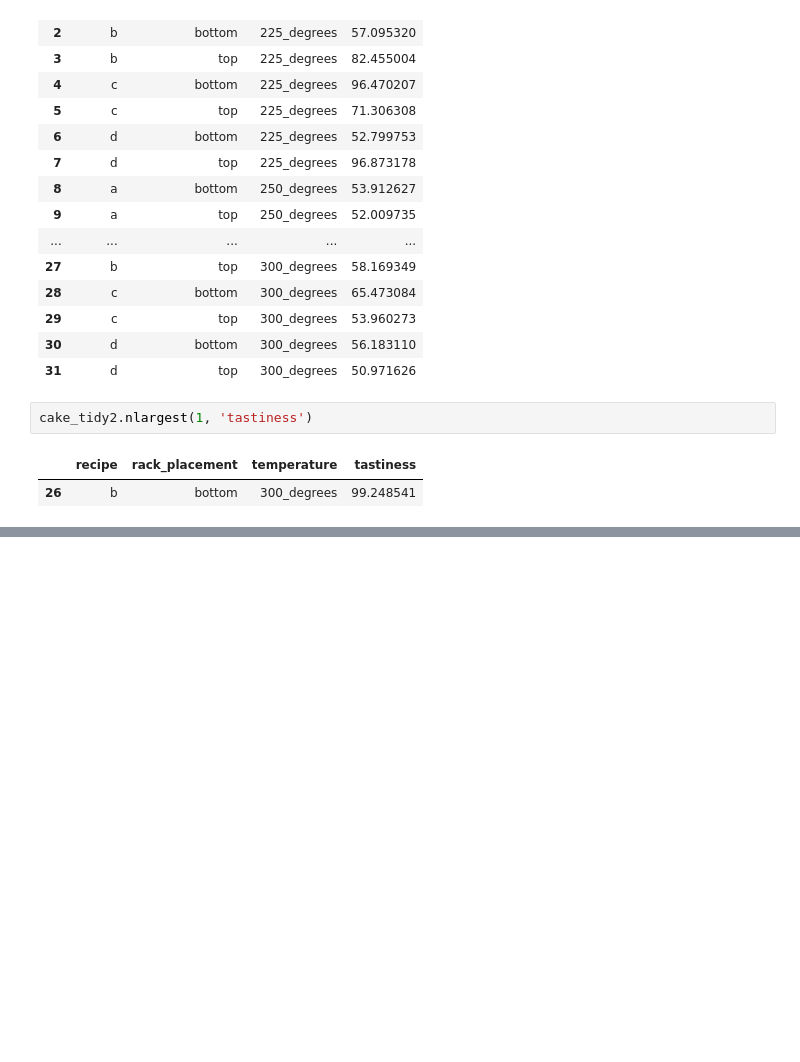
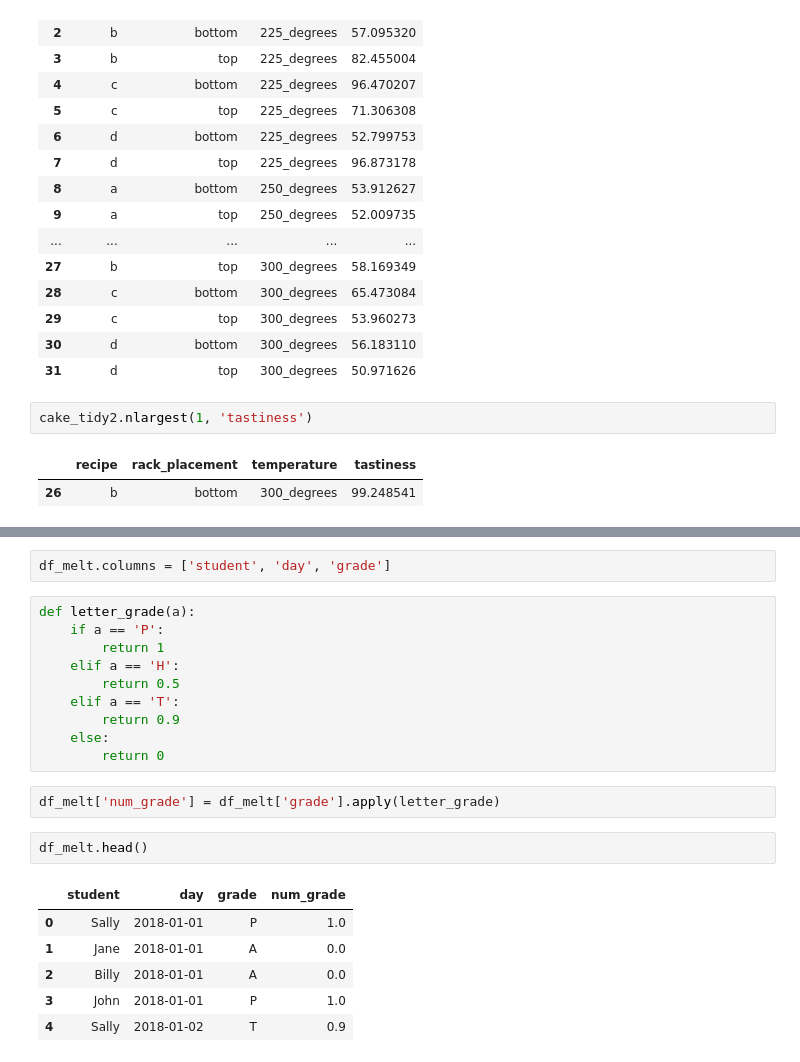
Before and after one commit to segovialori/classification_exercises, a Jupyter notebook: tidy_data.ipynb, the cells around one changed output, grey strips where cells are left out. Drawn from its saved outputs; the diff is of its cells as text; blank space fills up the shorter version.

```diff
--- a/tidy_data.ipynb
+++ b/tidy_data.ipynb
@@ -309,0 +344,23 @@ cake_tidy2.nlargest(1, 'tastiness')
+# %%
+df_melt.columns = ['student', 'day', 'grade']
+# %%
+def letter_grade(a):
+    if a == 'P':
+        return 1
+    elif a == 'H':
+        return 0.5
+    elif a == 'T':
+        return 0.9
+    else:
+        return 0
+# %%
+df_melt['num_grade'] = df_melt['grade'].apply(letter_grade)
+# %%
+df_melt.head()
+# %% [output]
+|  | student | day | grade | num_grade |
+| 0 | Sally | 2018-01-01 | P | 1.0 |
+| 1 | Jane | 2018-01-01 | A | 0.0 |
+| 2 | Billy | 2018-01-01 | A | 0.0 |
+| 3 | John | 2018-01-01 | P | 1.0 |
+| 4 | Sally | 2018-01-02 | T | 0.9 |
```
Also changed, not shown: parts of 15 cells of this notebook.
